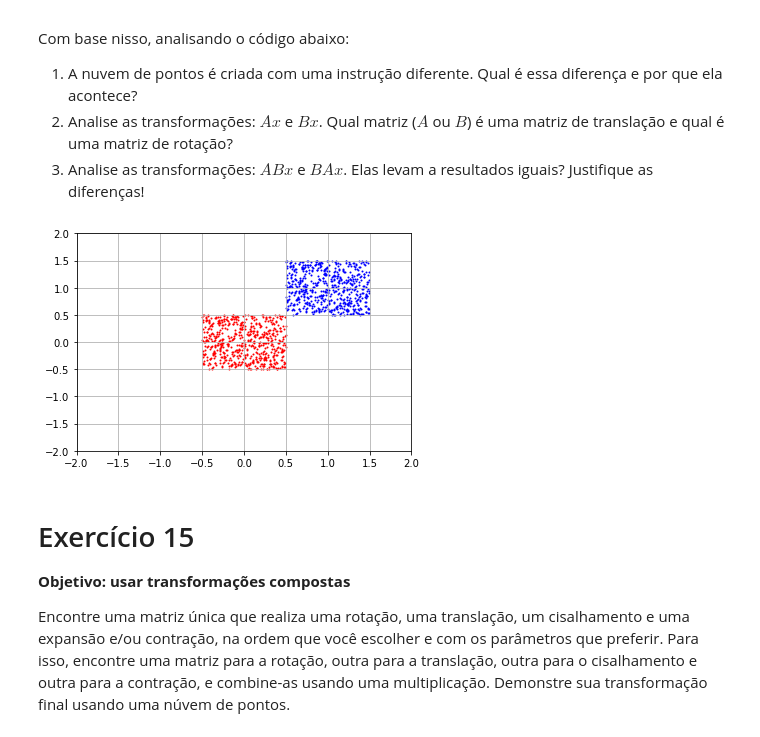
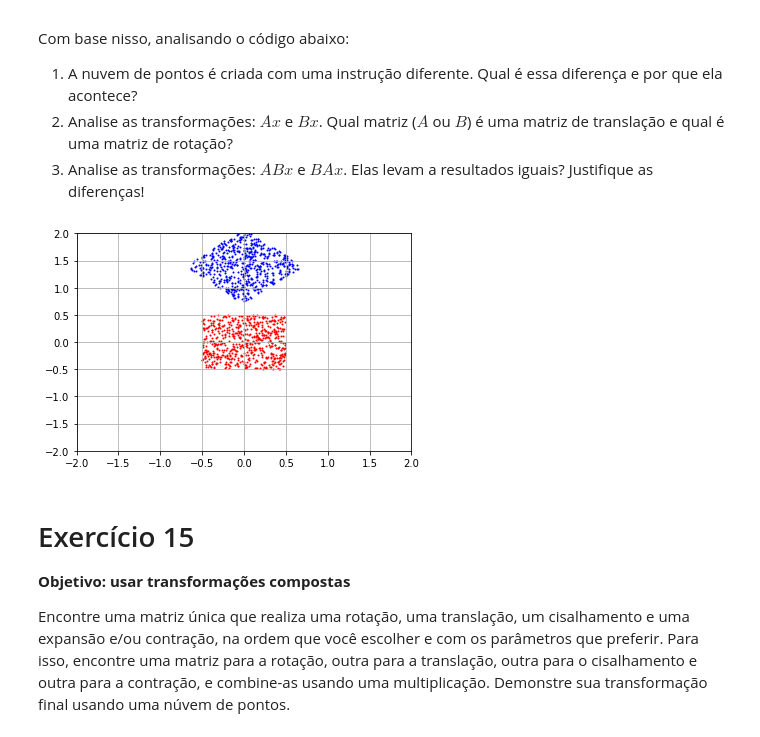
Before and after one commit to tiagoft/alglin-alunos, a Jupyter notebook: 03-geometria_analitica.ipynb, the cells around one changed output. Drawn from its saved outputs; the diff is of its cells as text; code cells hidden in the pictures.

```diff
--- a/03-geometria_analitica.ipynb
+++ b/03-geometria_analitica.ipynb
@@ -484,24 +618,27 @@ Com base nisso, analisando o código abaixo:
 # %%
 # Comece com esse código inicial!
 x = np.vstack( (np.random.uniform(-0.5, 0.5, size=(2, 600)), np.ones( (1,600) )))
 A = np.array( [[1, 0, 1], [0, 1, 1], [0, 0, 1]])
 B = np.array( [[0.7, -0.7, 0], [0.7, 0.7, 0], [0, 0, 1]])
 
 # Altere daqui para baixo
 # -----------------
-y =  A @ x
+y =  B @ A @ x
 # -----------------
 # Altere daqui para cima
 
 plt.figure()
 plt.scatter(x[0,:], x[1,:], s=1, c='r')
 plt.scatter(y[0,:], y[1,:], s=1, c='b')
 plt.xlim([-2, 2])
 plt.ylim([-2, 2])
 plt.grid()
 plt.show()
+
+#A é de translação e B de rotação
+#Resultados diferentes, pois a ordem da rotação e translação importam
 # %% [output]
-[figure, old version]
+[figure, new version]
 # %% [markdown]
 # Exercício 15
 **Objetivo: usar transformações compostas**
```
Also changed, not shown: parts of 22 cells of this notebook, 1 other file.
